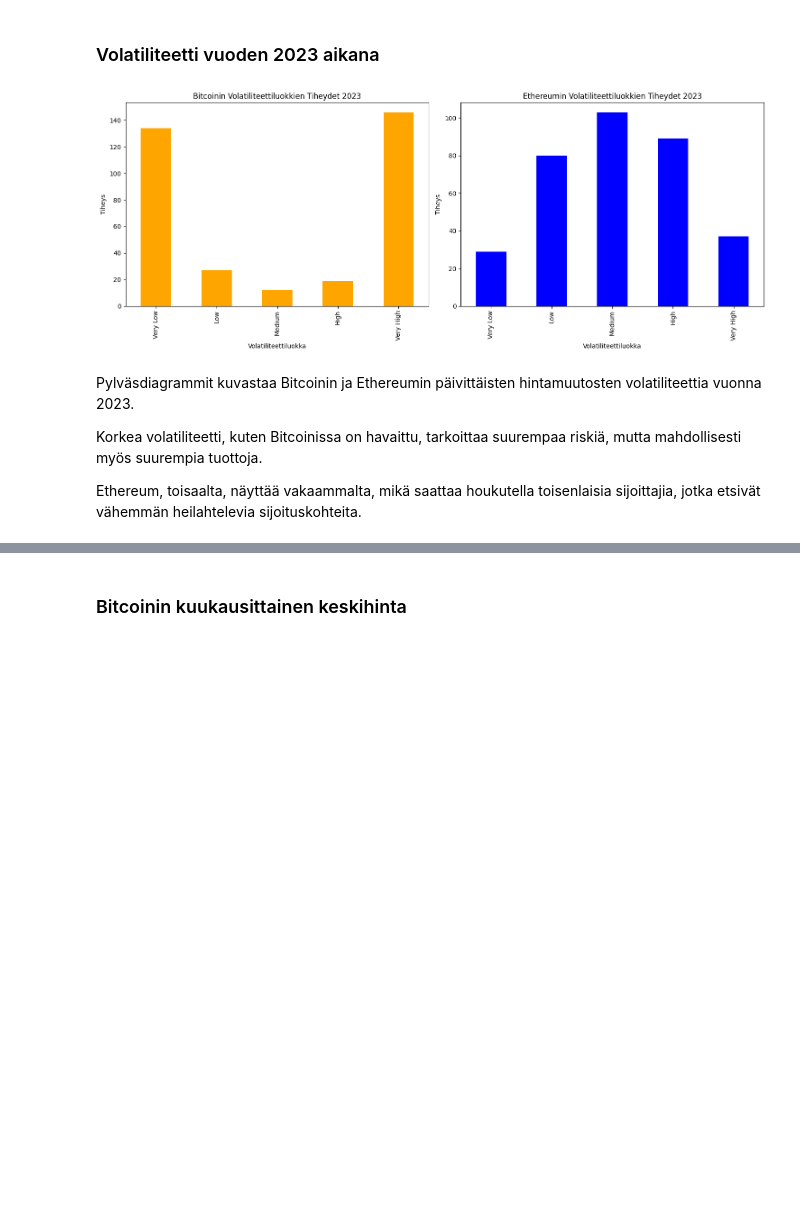
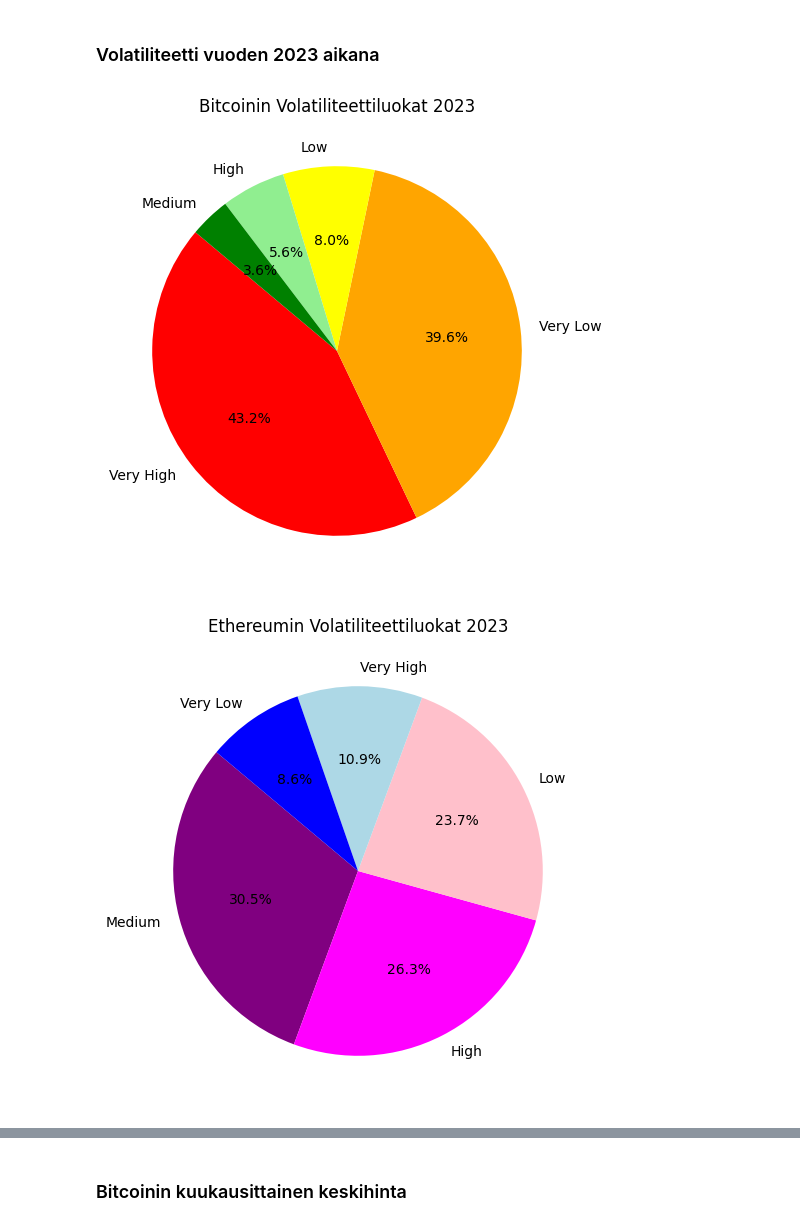
Before and after one commit to awonfs/analysoinnin_perusteet_2023, a Jupyter notebook: BitcoinProjectWork.ipynb, the cells around one changed output, grey strips where cells are left out. Drawn from its saved outputs; the diff is of its cells as text; code cells hidden in the pictures; blank space fills up the shorter version.

Commit message:
Add: piechart for volatility (2023 data)

```diff
--- a/BitcoinProjectWork.ipynb
+++ b/BitcoinProjectWork.ipynb
@@ -136,12 +136,11 @@ def laske_volatiliteetti(data, bins, labels):
     # Laske tiheydet kullekin kategorialle
     return data['Volatility Category'].value_counts()
 
-def volatiliteetti_2023(volatility_counts, title, color, ax):
-    # Piirrä pylväsdiagrammi
-    volatility_counts.sort_index().plot(kind='bar', ax=ax, color=color)
-    ax.set_title(title)
-    ax.set_xlabel('Volatiliteettiluokka')
-    ax.set_ylabel('Tiheys')
+def volatiliteetti_2023(volatility_counts, title, colors):
+    # Piirrä piechart
+    plt.figure(figsize=(6, 6))
+    plt.pie(volatility_counts, labels=volatility_counts.index, colors=colors, autopct='%1.1f%%', startangle=140)
+    plt.title(title)
 
 def sulkeutumishinnat_2023(data, title, xlabel, ylabel, bins=30, color='blue'):
     plt.figure(figsize=(10, 6))
@@ -314,30 +319,26 @@ display(Markdown(markdown_text))
 # %% [markdown]
 ### Volatiliteetti vuoden 2023 aikana
 # %%
-# Esimerkki funktioiden käytöstä
 bins = [-np.inf, -50, -10, 10, 50, np.inf]
 labels = ['Very Low', 'Low', 'Medium', 'High', 'Very High']
+
+# Luodaan värit volatiliteettiluokkia varten
+colors_btc = ['red', 'orange', 'yellow', 'lightgreen', 'green']
+colors_eth = ['purple', 'magenta', 'pink', 'lightblue', 'blue']
 
 # Luodaan syvät kopiot (deep copy) rajoitetusta datasta
 btc_2023_copy = btc_2023.copy()
 eth_2023_copy = eth_2023.copy()
 
 # Lasketaan volatiliteettiluokkien tiheydet vuodelle 2023 käyttäen kopioita
 btc_volatility_counts = laske_volatiliteetti(btc_2023_copy, bins, labels)
 eth_volatility_counts = laske_volatiliteetti(eth_2023_copy, bins, labels)
 
-# Luodaan pylväsdiagrammit
-fig, axes = plt.subplots(nrows=1, ncols=2, figsize=(15, 6))
-volatiliteetti_2023(btc_volatility_counts, 'Bitcoinin Volatiliteettiluokkien Tiheydet 2023', 'orange', axes[0])
-volatiliteetti_2023(eth_volatility_counts, 'Ethereumin Volatiliteettiluokkien Tiheydet 2023', 'blue', axes[1])
-
-plt.tight_layout()
+# Piirretään ympyärädiagrammit
+volatiliteetti_2023(btc_volatility_counts, 'Bitcoinin Volatiliteettiluokat 2023', colors_btc)
 plt.show()
+volatiliteetti_2023(eth_volatility_counts, 'Ethereumin Volatiliteettiluokat 2023', colors_eth)
+plt.show()
 # %% [output]
-[figure, old version]
+[figure, new version]
+[figure, added]
-# %% [markdown]
-Pylväsdiagrammit kuvastaa Bitcoinin ja Ethereumin päivittäisten hintamuutosten volatiliteettia vuonna 2023.
-
-Korkea volatiliteetti, kuten Bitcoinissa on havaittu, tarkoittaa suurempaa riskiä, mutta mahdollisesti myös suurempia tuottoja.
-
-Ethereum, toisaalta, näyttää vakaammalta, mikä saattaa houkutella toisenlaisia sijoittajia, jotka etsivät vähemmän heilahtelevia sijoituskohteita.
```
Also changed, not shown: parts of 5 cells of this notebook.
